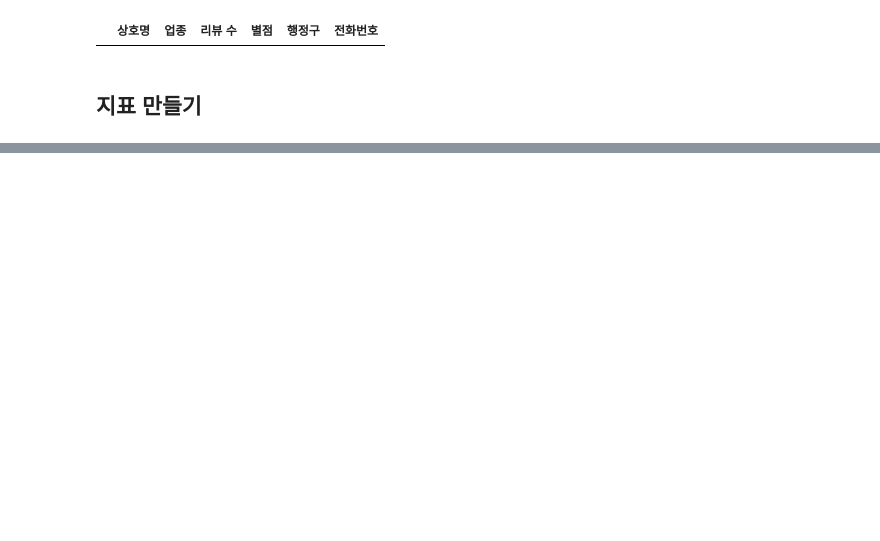
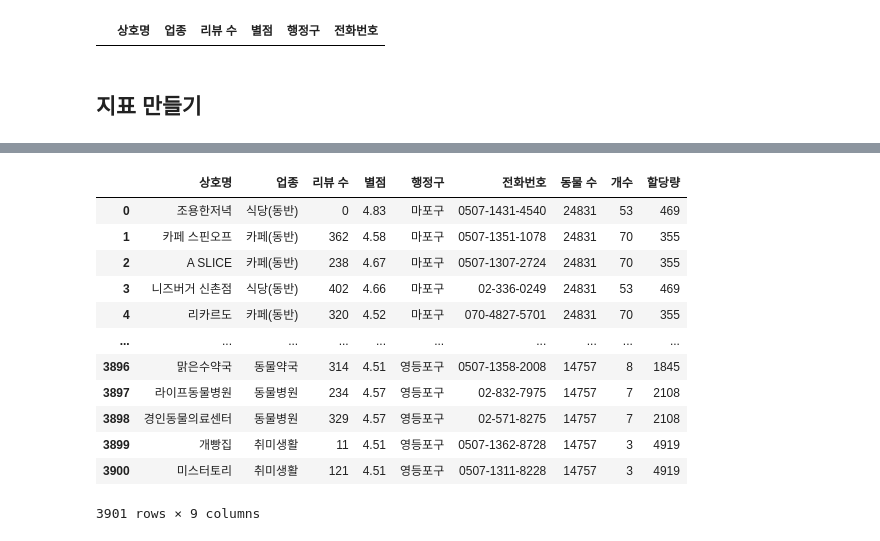
Before and after one commit to ev1025/happy_dog_map, a Jupyter notebook: 전처리.ipynb, the cells around one changed output, grey strips where cells are left out. Saved outputs shown, nothing was run; the diff lists cells and outputs as text; code cells hidden in the pictures; blank space fills up the shorter version.

```diff
--- a/전처리.ipynb
+++ b/전처리.ipynb
@@ -212,0 +255,7 @@ df[df['별점']==0]
+# %%
+s_pop = pd.DataFrame({'행정구':['관악구','영등포구','마포구','용산구','서대문구','강남구','종로구','성북구','중구',
+                                '송파구','강동구','동작구','도봉구','노원구','강북구','중랑구','동대문구',
+                                '성동구','광진구','양천구','구로구','강서구','금천구','은평구','서초구'],
+                      '동물 수' :[25027,14757,24831,17717,16944,31371,9753,21877,8442,30488,18281,18989,14676,
+                                 28129,14986,24810,15811,16943,16280,24563,8920,23786,13538,28578,23953]})
+s_pop
@@ -212,0 +280,4 @@ df[df['별점']==0]
+# %%
+# 구별 반려동물 수 추가
+all_data = pd.merge(df, s_pop, how='left',on='행정구')
+all_data
@@ -212,0 +298,5 @@ df[df['별점']==0]
+# %%
+# 구별 업종별 개수
+df_cat_num = df.groupby(['행정구','업종'],as_index=False)['전화번호'].count()
+df_cat_num.rename(columns={'전화번호':'개수'},inplace=True)
+df_cat_num
@@ -212,0 +317,4 @@ df[df['별점']==0]
+# %%
+# 구별 업종별 개수 합치기
+all_data = pd.merge(all_data, df_cat_num,how='left', on=['행정구','업종'])
+all_data
@@ -212,0 +335,18 @@ df[df['별점']==0]
+# %%
+# 구별 업종별 할당되는 강아지 수
+all_data['할당량'] = round(all_data['동물 수'] / all_data['개수']).astype(int)
+all_data
+# %% [output]
+|  | 상호명 | 업종 | 리뷰 수 | 별점 | 행정구 | 전화번호 | 동물 수 | 개수 | 할당량 |
+| 0 | 조용한저녁 | 식당(동반) | 0 | 4.83 | 마포구 | 0507-1431-4540 | 24831 | 53 | 469 |
+| 1 | 카페 스핀오프 | 카페(동반) | 362 | 4.58 | 마포구 | 0507-1351-1078 | 24831 | 70 | 355 |
+| 2 | A SLICE | 카페(동반) | 238 | 4.67 | 마포구 | 0507-1307-2724 | 24831 | 70 | 355 |
+| 3 | 니즈버거 신촌점 | 식당(동반) | 402 | 4.66 | 마포구 | 02-336-0249 | 24831 | 53 | 469 |
+| 4 | 리카르도 | 카페(동반) | 320 | 4.52 | 마포구 | 070-4827-5701 | 24831 | 70 | 355 |
+| ... | ... | ... | ... | ... | ... | ... | ... | ... | ... |
+| 3896 | 맑은수약국 | 동물약국 | 314 | 4.51 | 영등포구 | 0507-1358-2008 | 14757 | 8 | 1845 |
+| 3897 | 라이프동물병원 | 동물병원 | 234 | 4.57 | 영등포구 | 02-832-7975 | 14757 | 7 | 2108 |
+| 3898 | 경인동물의료센터 | 동물병원 | 329 | 4.57 | 영등포구 | 02-571-8275 | 14757 | 7 | 2108 |
+| 3899 | 개빵집 | 취미생활 | 11 | 4.51 | 영등포구 | 0507-1362-8728 | 14757 | 3 | 4919 |
+| 3900 | 미스터토리 | 취미생활 | 121 | 4.51 | 영등포구 | 0507-1311-8228 | 14757 | 3 | 4919 |
+3901 rows × 9 columns
```
Also changed, not shown: parts of 44 cells of this notebook.
